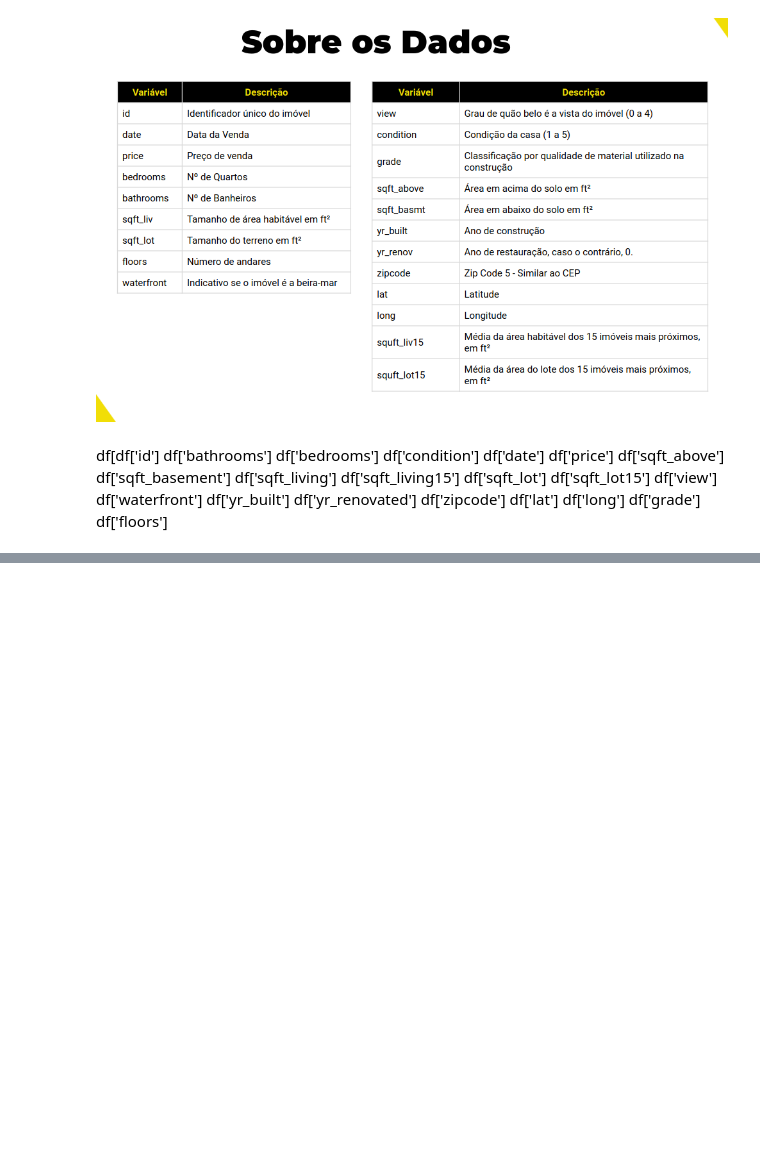
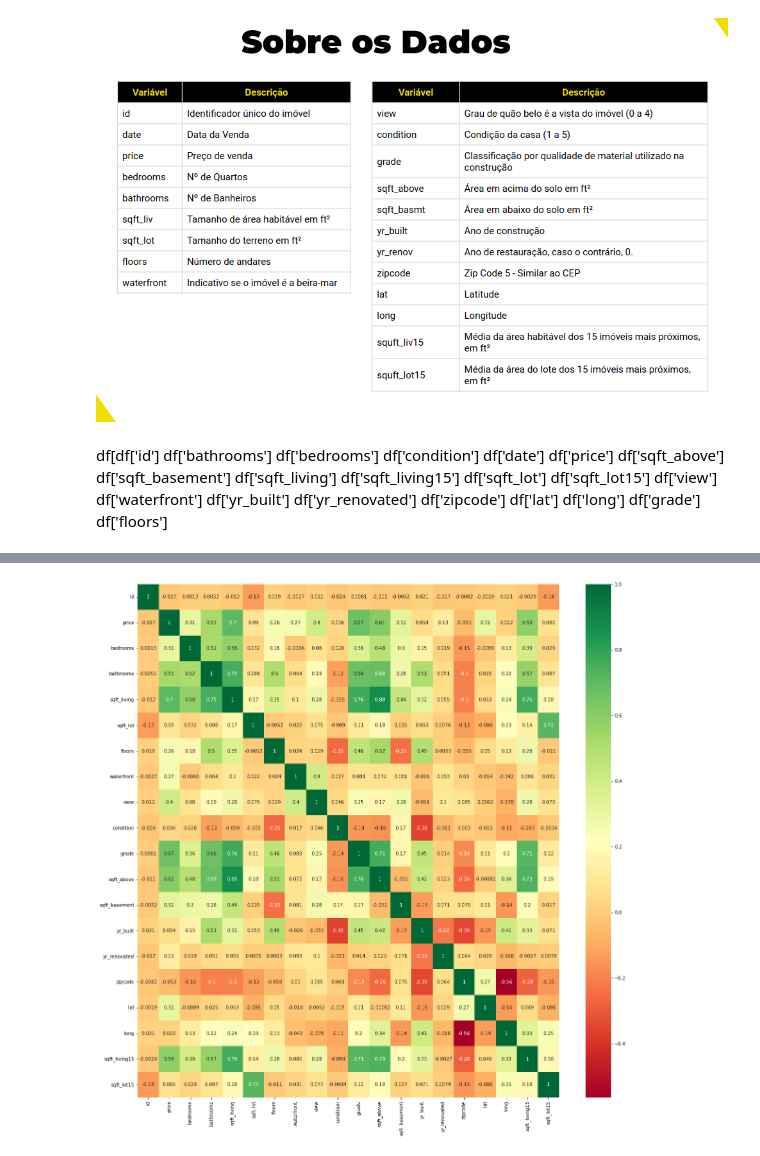
Before and after one commit to valdirdpg/curso-dnc, a Jupyter notebook: mini_projeto.ipynb, the cells around one changed output, grey strips where cells are left out. Cells and saved outputs as stored; diff of their text form; code cells hidden in the pictures; blank space fills up the shorter version.

```diff
--- a/mini_projeto.ipynb
+++ b/mini_projeto.ipynb
@@ -87,0 +64,7 @@ Name: id, Length: 21613, dtype: bool
+# %%
+# Criei uma copia do dataframe para manter a integridade do anterior
+house_data = df
+house_data
+# %%
+# Conveter a data para ficar mais legivel e poder operar com mais facilidade
+house_data['date'] = pd.to_datetime(house_data['date']).dt.date
@@ -87,0 +85,9 @@ Name: id, Length: 21613, dtype: bool
+# %%
+# Criei um gr[afico de correlacao
+relacao = house_data.corr()
+maior_relacao = relacao.index
+plt.figure(figsize=(20,20))
+correlacao = sns.heatmap(house_data[maior_relacao].corr(),
+                         annot=True, cmap='RdYlGn')
+# %% [output]
+[figure, added]
```
Also changed, not shown: parts of 7 cells of this notebook.
